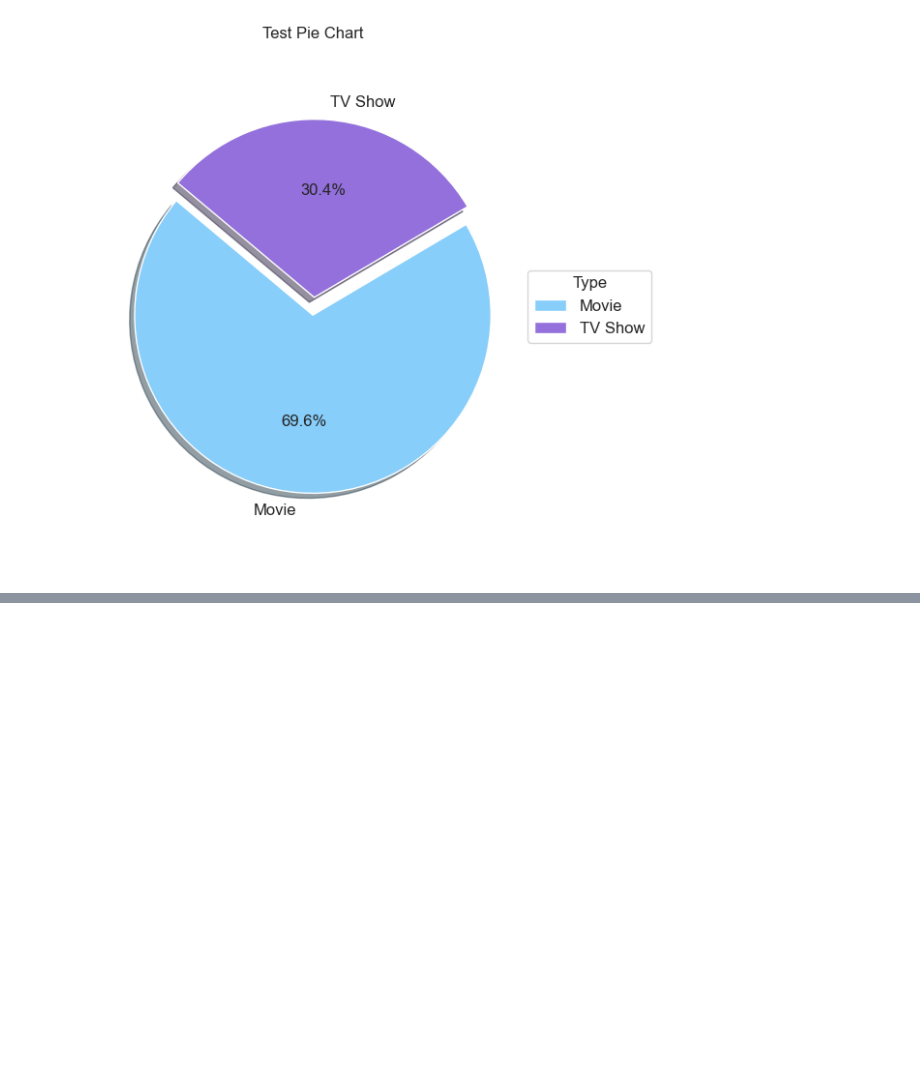
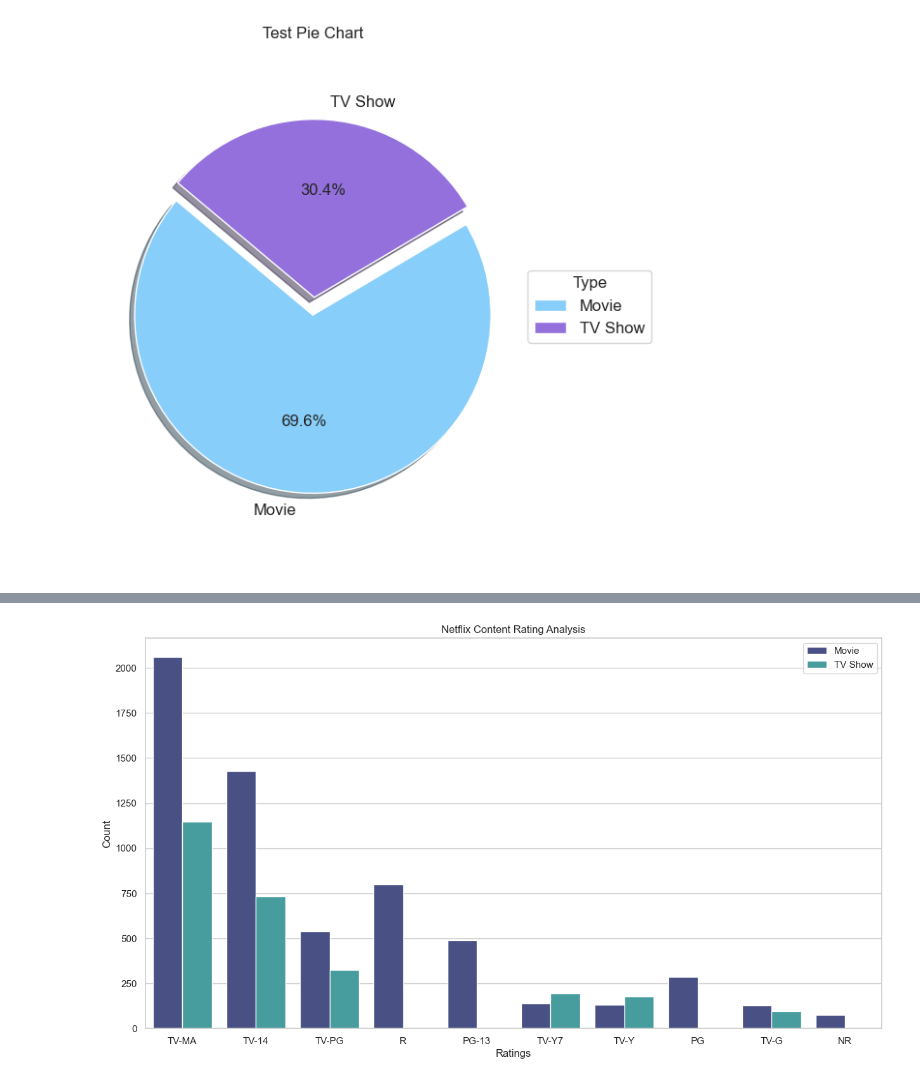
Before and after one commit to YuliiaB82/netflix-analysis, a Jupyter notebook: analysis.ipynb, the cells around one changed output, grey strips where cells are left out. Cells and saved outputs as stored; diff of their text form; code cells hidden in the pictures; blank space fills up the shorter version.

```diff
--- a/analysis.ipynb
+++ b/analysis.ipynb
@@ -148,0 +158,12 @@ plt.show()
+# %%
+# Ratings Analysis
+plt.figure(figsize=(15,8))
+sns.countplot(x='rating',data=df,palette='mako',hue ='type',order=df['rating'].value_counts().index[0:10])
+plt.xlabel('Ratings')
+plt.ylabel('Count')
+plt.legend()
+plt.title('Netflix Content Rating Analysis')
+
+plt.show()
+# %% [output]
+[figure, added]
```
Also changed, not shown: parts of 15 cells of this notebook.
